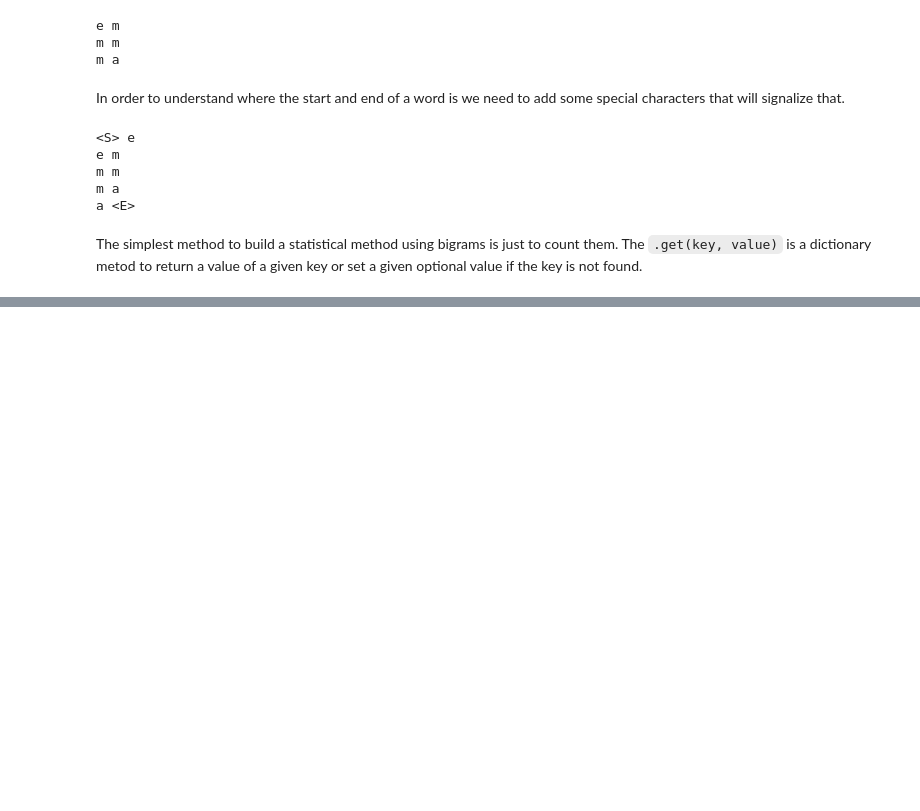
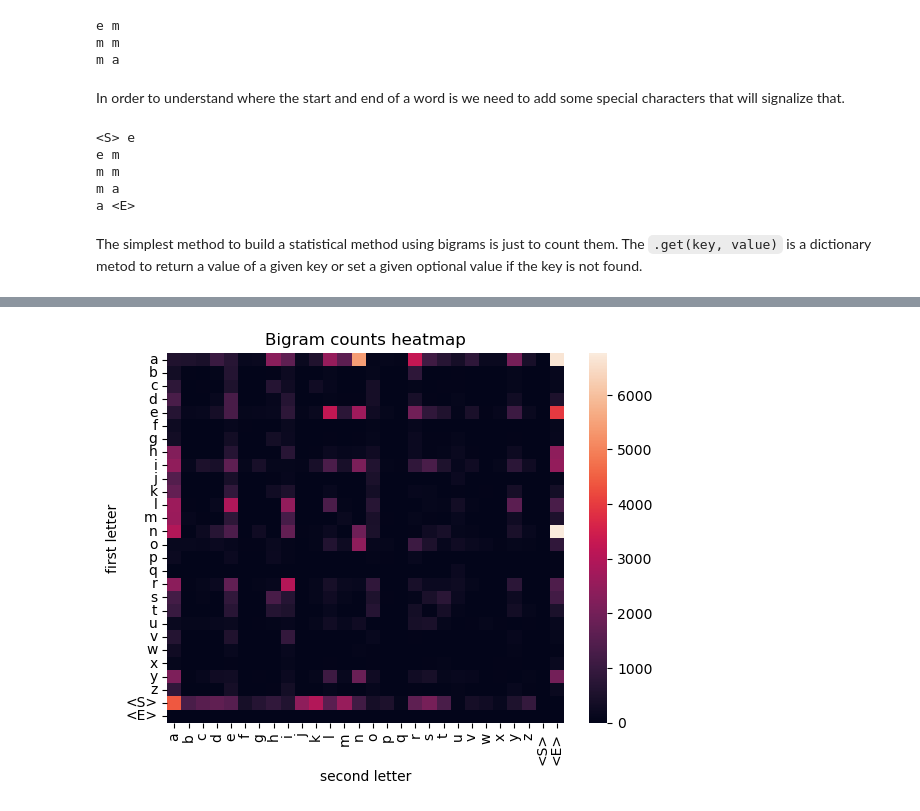
Before and after one commit to Laz4rz/NLP-models, a Jupyter notebook: main.ipynb, the cells around one changed output, grey strips where cells are left out. Saved outputs shown, nothing was run; the diff lists cells and outputs as text; code cells hidden in the pictures; blank space fills up the shorter version.

```diff
--- a/main.ipynb
+++ b/main.ipynb
@@ -53,0 +80,15 @@ for word in words:
+# %%
+N = torch.zeros((28, 28), dtype=torch.int32)
+for word in words:
+    w = ["<S>"] + list(word) + ["<E>"]
+    for ch1, ch2 in zip(w, w[1:]):
+        ix1, ix2 = stoi[ch1], stoi[ch2]
+        N[ix1, ix2] += 1
+# %%
+sns.heatmap(N, xticklabels=list(stoi.keys()), yticklabels=list(stoi.keys()))
+plt.title("Bigram counts heatmap")
+plt.xlabel("second letter")
+plt.ylabel("first letter")
+plt.show()
+# %% [output]
+[figure, added]
```
Also changed, not shown: parts of 7 cells of this notebook.
